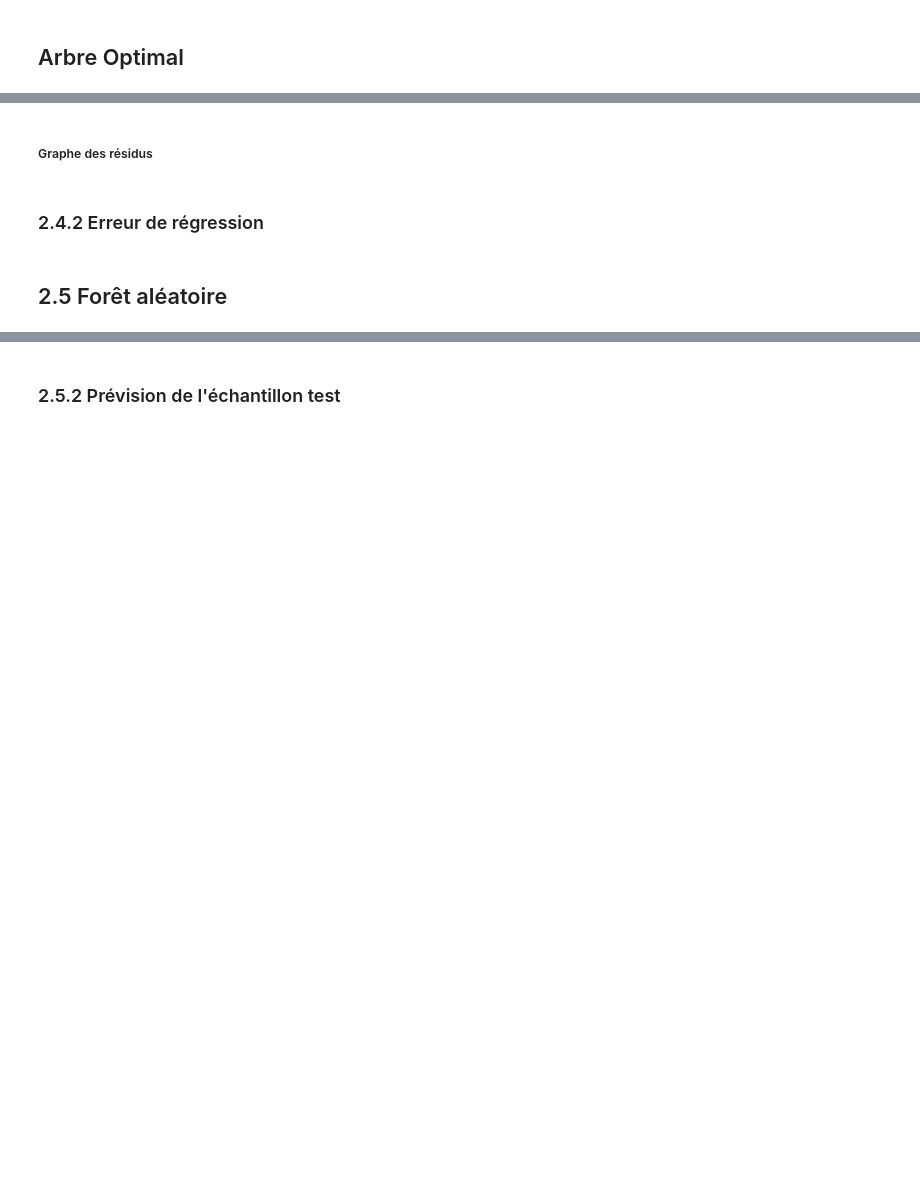
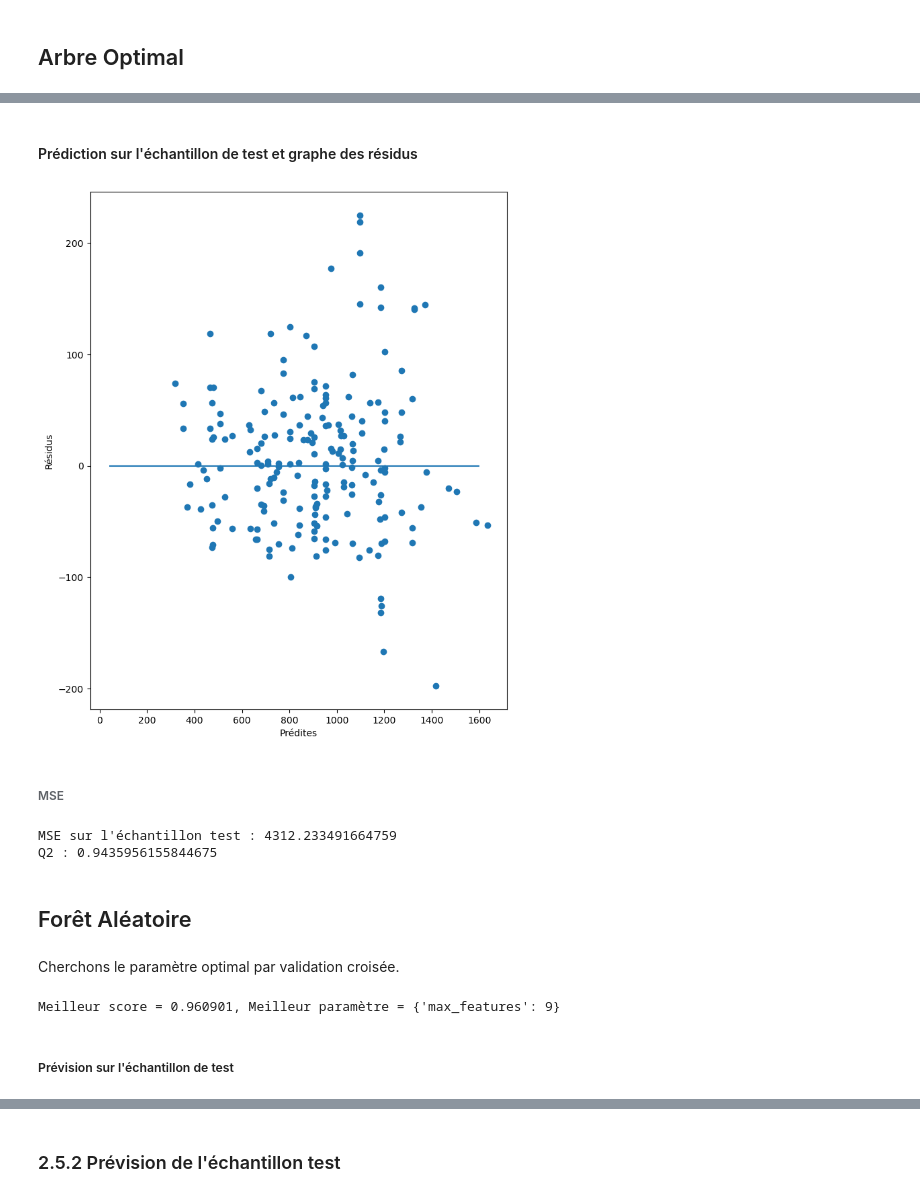
Before and after one commit to QUENTINTOUIL/Projet_ML, a Jupyter notebook: Python.ipynb, the cells around one changed output, grey strips where cells are left out. Saved outputs shown, nothing was run; the diff lists cells and outputs as text; code cells hidden in the pictures; blank space fills up the shorter version.

```diff
--- a/Python.ipynb
+++ b/Python.ipynb
@@ -329,6 +349,39 @@ R2= 0.9811030766010623
+# %% [markdown]
+#### Prédiction sur l'échantillon de test et graphe des résidus
+# %%
+y_pred_test = tree_opt.predict(Xr_test)
+res_cart = Yr_test - y_pred_test
+
+# Résidus sur l'échantillon de test
+plt.plot(y_pred_test,res_cart,"o")
+plt.xlabel(u"Prédites")
+plt.ylabel(u"Résidus")
+plt.hlines(0,40,1600)
+plt.show()
+# %% [output]
+[figure, added]
 # %% [markdown]
-##### Graphe des résidus
+###### MSE
+# %%
+mse_test = mean_squared_error(Yr_test, y_pred_test)
+print("MSE sur l'échantillon test :", mse_test)
+q2_cart=r2_score(Yr_test,y_pred_test)
+print("Q2 :",q2_cart)
+# %% [output]
+MSE sur l'échantillon test : 4312.233491664759
+Q2 : 0.9435956155844675
 # %% [markdown]
-### 2.4.2 Erreur de régression
+## Forêt Aléatoire
-# %% [markdown]
-## 2.5 Forêt aléatoire
+# %% [markdown]
+Cherchons le paramètre optimal par validation croisée.
+# %%
+param=[{"max_features":list(range(2,10,1))}]
+rf= GridSearchCV(RandomForestRegressor(n_estimators=100),
+        param,cv=5,n_jobs=-1)
+rfOpt=rf.fit(Xr_train, Yr_train)
+# paramètre optimal
+print("Meilleur score = %f, Meilleur paramètre = %s" % ( rfOpt.best_score_,rfOpt.best_params_))
+# %% [output]
+Meilleur score = 0.960901, Meilleur paramètre = {'max_features': 9}
+# %% [markdown]
+##### Prévision sur l'échantillon de test
```
Also changed, not shown: parts of 16 cells of this notebook.
